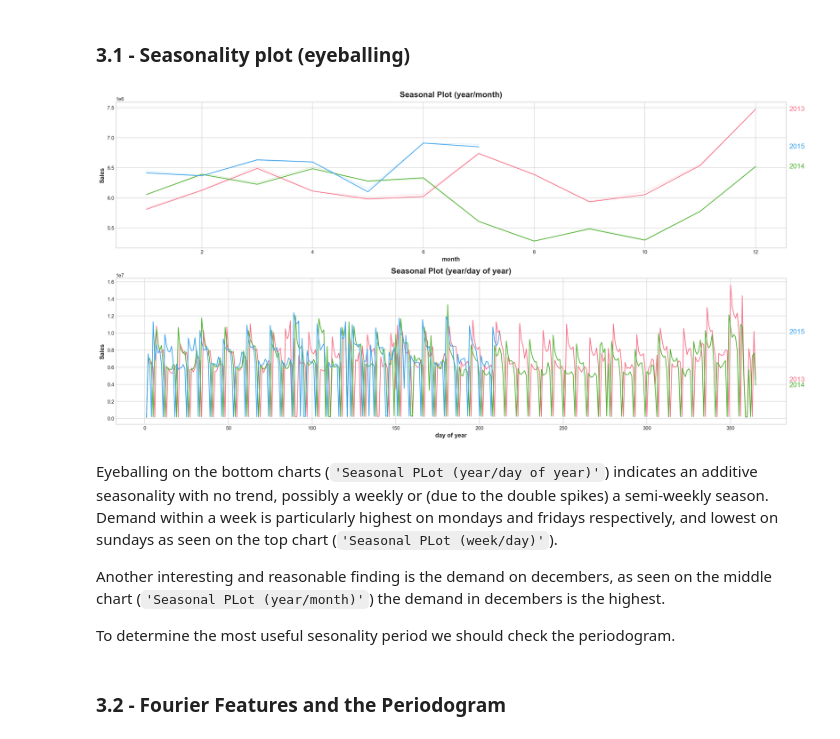
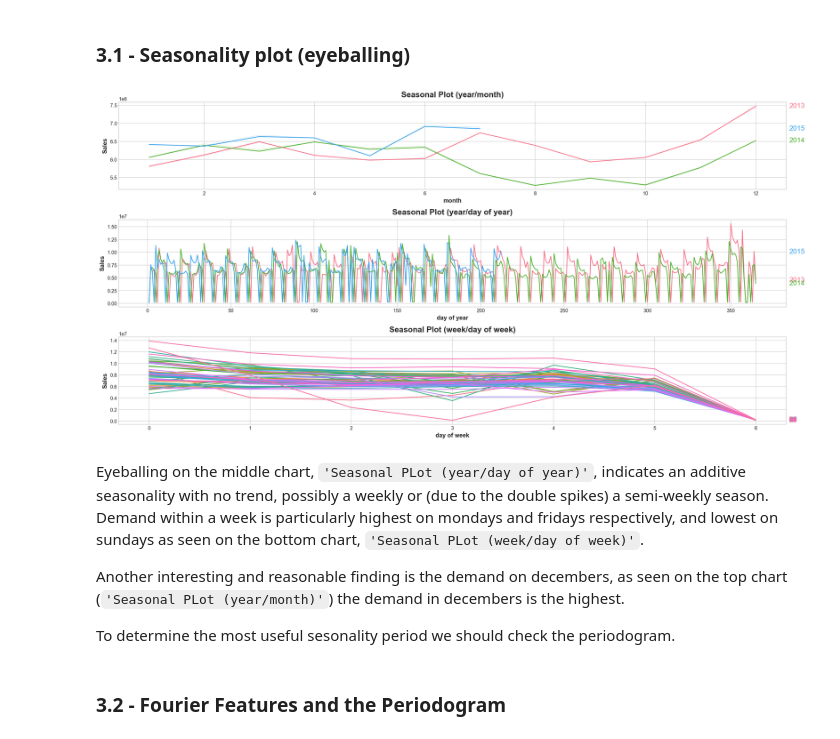
Before and after one commit to ildeniz/ML-2022-003-Forecasting_Store_Sales_Through_Time_Series_Analysis, a Jupyter notebook: ML-2022-003-Forecasting_Store_Sales_TSA.ipynb, the cells around one changed output. Drawn from its saved outputs; the diff is of its cells as text; code cells hidden in the pictures.

```diff
--- a/ML-2022-003-Forecasting_Store_Sales_TSA.ipynb
+++ b/ML-2022-003-Forecasting_Store_Sales_TSA.ipynb
@@ -407,24 +396,27 @@ def plot_periodogram(ts, detrend='linear', ax=None):
 # %%
 X = total_sales.copy()
 
 # months within a year
 X["month"] = X.index.month
-X["day of month"] = X.index.day
+
+X["week"] = X.index.week
+X['day of week'] = X.index.dayofweek
 
 # days within a year
 X["day of year"] = X.index.dayofyear
 X["year"] = X.index.year
 
-fig, (ax1, ax2) = plt.subplots(2, 1, figsize=(20, 10))
+fig, (ax1, ax2, ax3) = plt.subplots(3, 1, figsize=(20, 10))
 
 seasonal_plot(X, y='Sales', period="year", freq='month', ax=ax1)
-seasonal_plot(X, y='Sales', period="year", freq="day of year", ax=ax2);
+seasonal_plot(X, y='Sales', period="year", freq="day of year", ax=ax2)
+seasonal_plot(X, y='Sales', period="week", freq="day of week", ax=ax3);
 # %% [output]
-[figure, old version]
+[figure, new version]
 # %% [markdown]
-Eyeballing on the bottom charts (`'Seasonal PLot (year/day of year)'`) indicates an additive seasonality with no trend, possibly a weekly or (due to the double spikes) a semi-weekly season. Demand within a week is particularly highest on mondays and fridays respectively, and lowest on sundays as seen on the top chart (`'Seasonal PLot (week/day)'`).
+Eyeballing on the middle chart, `'Seasonal PLot (year/day of year)'`, indicates an additive seasonality with no trend, possibly a weekly or (due to the double spikes) a semi-weekly season. Demand within a week is particularly highest on mondays and fridays respectively, and lowest on sundays as seen on the bottom chart, `'Seasonal PLot (week/day of week)'`.
 
-Another interesting and reasonable finding is the demand on decembers, as seen on the middle chart (`'Seasonal PLot (year/month)'`) the demand in decembers is the highest.
+Another interesting and reasonable finding is the demand on decembers, as seen on the top chart (`'Seasonal PLot (year/month)'`) the demand in decembers is the highest.
 
 To determine the most useful sesonality period we should check the periodogram.
 # %% [markdown]
```
Also changed, not shown: parts of 30 cells of this notebook.
